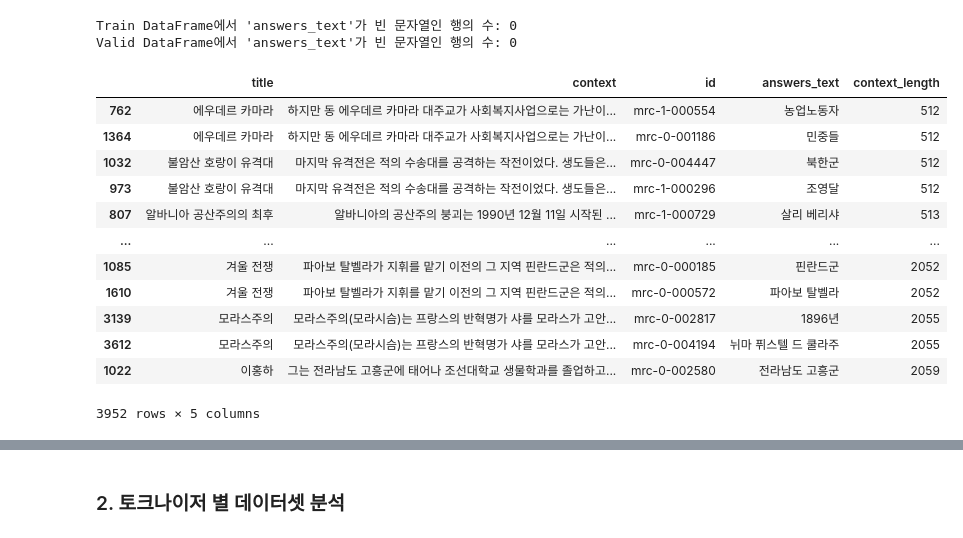
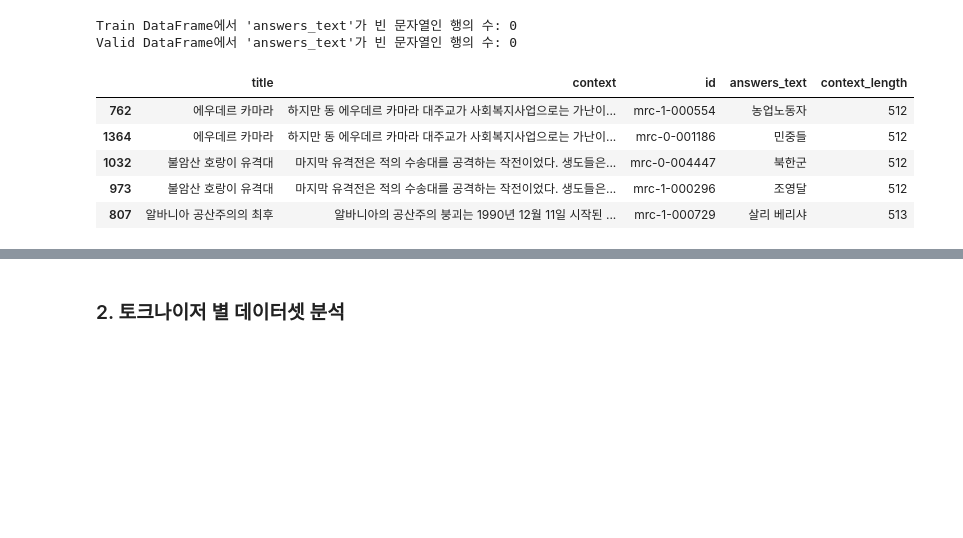
Before and after one commit to boostcampaitech7/level2-mrc-nlp-01, a Jupyter notebook: notebooks/EDA_dataset.ipynb, the cells around one changed output, grey strips where cells are left out. Saved outputs shown, nothing was run; the diff lists cells and outputs as text; code cells hidden in the pictures; blank space fills up the shorter version.

```diff
--- a/notebooks/EDA_dataset.ipynb
+++ b/notebooks/EDA_dataset.ipynb
@@ -168,19 +198,12 @@ train_df_sorted = train_df.sort_values(by='context_length')
 valid_df_sorted = valid_df.sort_values(by='context_length')
 # %%
 # 확인
-train_df_sorted
+train_df_sorted.head()
 # %% [output]
 |  | title | context | id | answers_text | context_length |
 | 762 | 에우데르 카마라 | 하지만 동 에우데르 카마라 대주교가 사회복지사업으로는 가난이... | mrc-1-000554 | 농업노동자 | 512 |
 | 1364 | 에우데르 카마라 | 하지만 동 에우데르 카마라 대주교가 사회복지사업으로는 가난이... | mrc-0-001186 | 민중들 | 512 |
 | 1032 | 불암산 호랑이 유격대 | 마지막 유격전은 적의 수송대를 공격하는 작전이었다. 생도들은... | mrc-0-004447 | 북한군 | 512 |
 | 973 | 불암산 호랑이 유격대 | 마지막 유격전은 적의 수송대를 공격하는 작전이었다. 생도들은... | mrc-1-000296 | 조영달 | 512 |
 | 807 | 알바니아 공산주의의 최후 | 알바니아의 공산주의 붕괴는 1990년 12월 11일 시작된 ... | mrc-1-000729 | 살리 베리샤 | 513 |
-| ... | ... | ... | ... | ... | ... |
-| 1085 | 겨울 전쟁 | 파아보 탈벨라가 지휘를 맡기 이전의 그 지역 핀란드군은 적의... | mrc-0-000185 | 핀란드군 | 2052 |
-| 1610 | 겨울 전쟁 | 파아보 탈벨라가 지휘를 맡기 이전의 그 지역 핀란드군은 적의... | mrc-0-000572 | 파아보 탈벨라 | 2052 |
-| 3139 | 모라스주의 | 모라스주의(모라시슴)는 프랑스의 반혁명가 샤를 모라스가 고안... | mrc-0-002817 | 1896년 | 2055 |
-| 3612 | 모라스주의 | 모라스주의(모라시슴)는 프랑스의 반혁명가 샤를 모라스가 고안... | mrc-0-004194 | 뉘마 퓌스텔 드 쿨라주 | 2055 |
-| 1022 | 이홍하 | 그는 전라남도 고흥군에 태어나 조선대학교 생물학과를 졸업하고... | mrc-0-002580 | 전라남도 고흥군 | 2059 |
-3952 rows × 5 columns
 # %%
```
Also changed, not shown: parts of 15 cells of this notebook.
